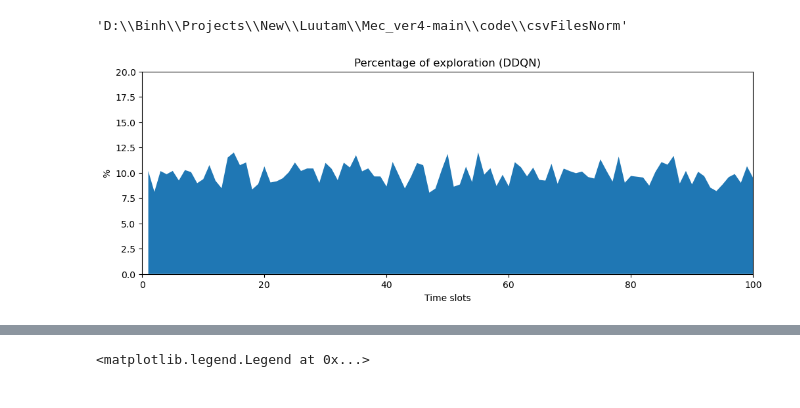
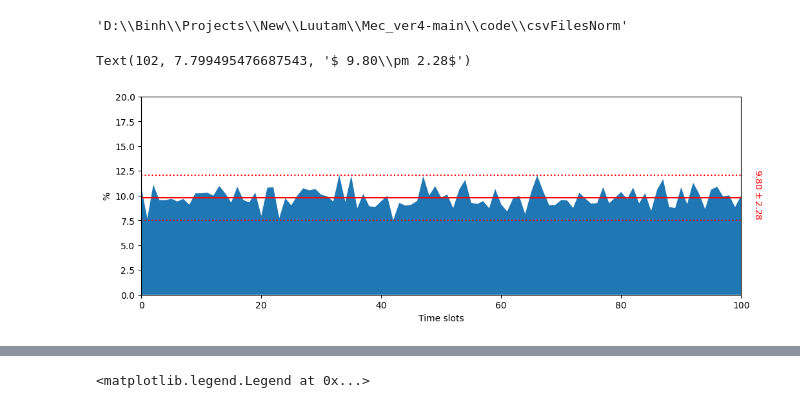
Before and after one commit to Tahuubinh/Offloading_to_Vehicles, a Jupyter notebook: Mec_ver4-main/code/csvFilesNorm/Plot_norm.ipynb, the cells around one changed output, grey strips where cells are left out. Saved outputs shown, nothing was run; the diff lists cells and outputs as text; code cells hidden in the pictures.

Commit message:
Fix pictures

```diff
--- a/Mec_ver4-main/code/csvFilesNorm/Plot_norm.ipynb
+++ b/Mec_ver4-main/code/csvFilesNorm/Plot_norm.ipynb
@@ -458,33 +506,42 @@ pwd
 # %%
 import numpy as np
 import matplotlib.pyplot as plt
 plt.style.use('default')
 import pandas as pd
 
 plt.rcParams['figure.figsize'] = [12, 4]
 plt.rcParams['figure.dpi'] = 100 # 200 e.g. is really fine, but slower
 
 plt.clf()
-df = pd.read_csv("kqDDQN_M900_1000_mem25_3.csv").values
+df = pd.read_csv("kqDQN_M900_1000_mem25_4.csv").values
+#df = pd.read_csv("kqDDQN_M900_1000_mem25_3.csv").values
 df = df[:int(df.shape[0]+1),0]
 #df_slide_1000 = [df[i:(i+1000)] for i in 299]
 df = df.flatten()
 df_list = df.tolist()
 df_list
-data = pd.read_csv("DDQL_5phut_M900_1000_mem25_3.csv").values
+data = pd.read_csv("DQL_5phut_M900_1000_mem25_4.csv").values
 nb_steps = data[:,5].flatten().tolist()
 step = data[:,6].flatten().tolist()
 # df_list_splice = [list(df_list[int(i - j): int(i)]) for j in nb_steps for i in step]
 # df_list_splice
 test = [df_list[int(i - j): int(i)] for j, i in zip(nb_steps, step)]
 test.pop(-1) # somehow the last is empty
 sum_of_subtest = [sum(sublist) / len(sublist) * 100 for sublist in test]
-plt.fill_between([i + 1 for i in range(len(sum_of_subtest))], 0, sum_of_subtest)
-plt.title("Percentage of exploration (DDQN)")
+plt.fill_between([i for i in range(len(sum_of_subtest))], 0, sum_of_subtest)
+#plt.title("Percentage of exploration (DDQN)")
 plt.xlabel("Time slots")
 plt.ylabel("%")
 plt.axis([0, 100, 0, 20])
-plt.savefig("../../Pictures/Percentage_DDQN.pdf")
-plt.show()
+#plt.savefig("../../Pictures/Percentage_DQN.pdf")
+#plt.savefig("../../Pictures/Percentage_DDQN.pdf")
+min_hline = min(sum_of_subtest[0:101])
+max_hline = max(sum_of_subtest[0:101])
+average_hline = max_hline/2 + min_hline/2
+plt.axhline(min_hline, color = 'red', linestyle = ':' )
+plt.axhline(max_hline, color = 'red', linestyle = ':' )
+plt.axhline(average_hline, color = 'red', linestyle = '-' )
+plt.text(102, average_hline - 2, '$ 9.80\pm 2.28$', fontsize = 10, color = 'red', rotation=-90)
 # %% [output]
+Text(102, 7.799495476687543, '$ 9.80\\pm 2.28$')
-[figure, old version]
+[figure, new version]
```
Also changed, not shown: parts of 7 cells of this notebook, 12 other files.
